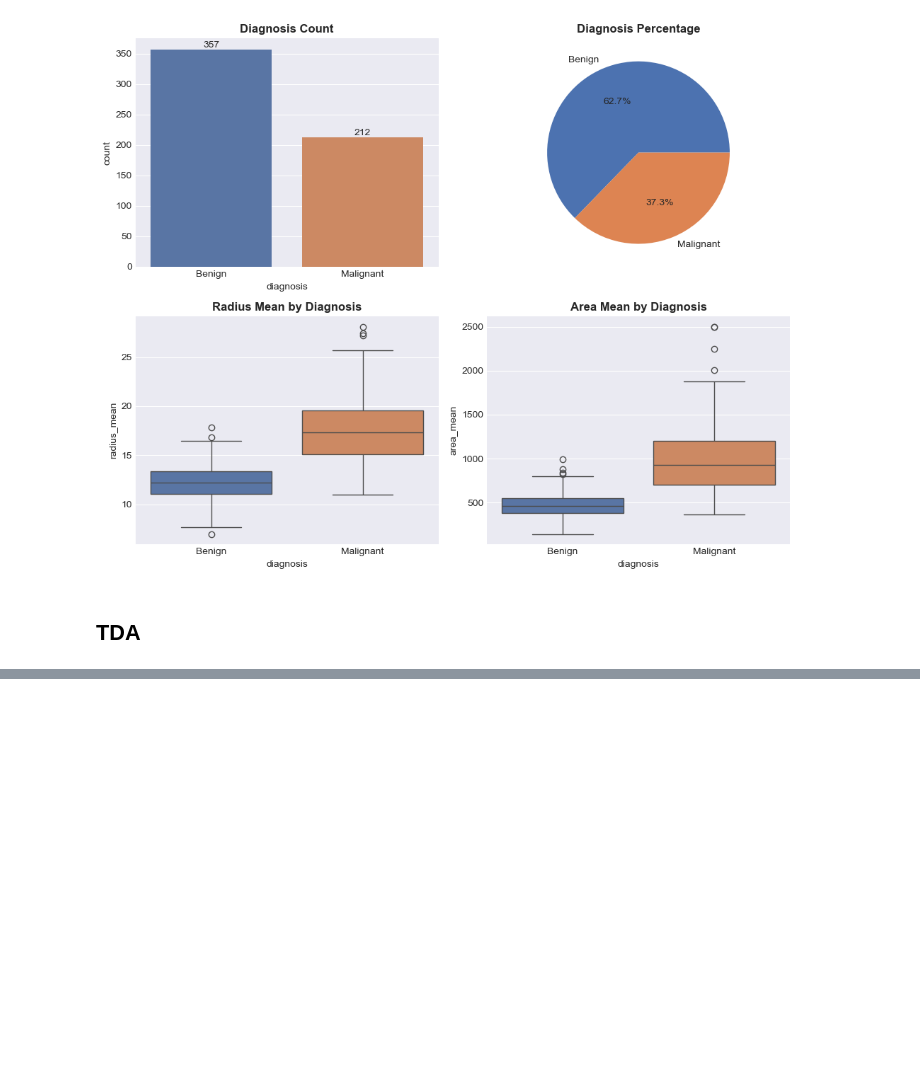
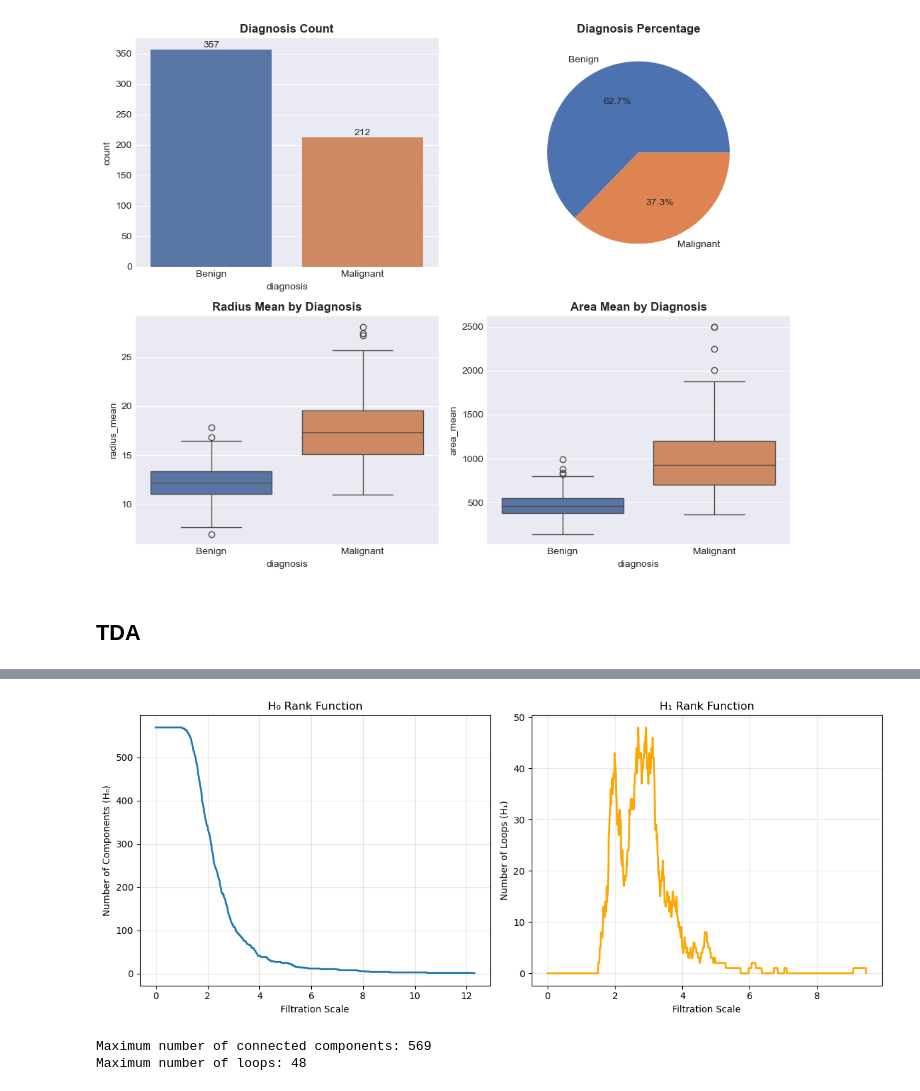
Before and after one commit to ajenee1/TDA, a Jupyter notebook: tda.ipynb, the cells around one changed output, grey strips where cells are left out. Saved outputs shown, nothing was run; the diff lists cells and outputs as text; code cells hidden in the pictures; blank space fills up the shorter version.

```diff
--- a/tda.ipynb
+++ b/tda.ipynb
@@ -242,0 +237,47 @@ for i in range(number_data_points):
+# %%
+# Compute rank functions for H0 and H1
+def compute_rank_function(diagram, max_scale=None):
+    """Compute rank function from persistence diagram"""
+    if max_scale is None:
+        max_scale = np.max(diagram[diagram[:, 1] < np.inf, 1])
+
+    scales = np.linspace(0, max_scale, 1000)
+    ranks = []
+
+    for scale in scales:
+        # Count features alive at this scale
+        alive = np.sum((diagram[:, 0] <= scale) & (diagram[:, 1] > scale))
+        ranks.append(alive)
+
+    return scales, np.array(ranks)
+
+# Compute rank functions
+scales_h0, ranks_h0 = compute_rank_function(diagrams[0])
+scales_h1, ranks_h1 = compute_rank_function(diagrams[1])
+
+# Plot rank functions
+plt.figure(figsize=(12, 5))
+
+plt.subplot(1, 2, 1)
+plt.plot(scales_h0, ranks_h0, linewidth=2)
+plt.xlabel('Filtration Scale')
+plt.ylabel('Number of Components (H₀)')
+plt.title('H₀ Rank Function')
+plt.grid(True, alpha=0.3)
+
+plt.subplot(1, 2, 2)
+plt.plot(scales_h1, ranks_h1, linewidth=2, color='orange')
+plt.xlabel('Filtration Scale')
+plt.ylabel('Number of Loops (H₁)')
+plt.title('H₁ Rank Function')
+plt.grid(True, alpha=0.3)
+
+plt.tight_layout()
+plt.show()
+
+print(f"Maximum number of connected components: {np.max(ranks_h0)}")
+print(f"Maximum number of loops: {np.max(ranks_h1)}")
+# %% [output]
+[figure, added]
+Maximum number of connected components: 569
+Maximum number of loops: 48
```
Also changed, not shown: parts of 18 cells of this notebook, 2 other files.
